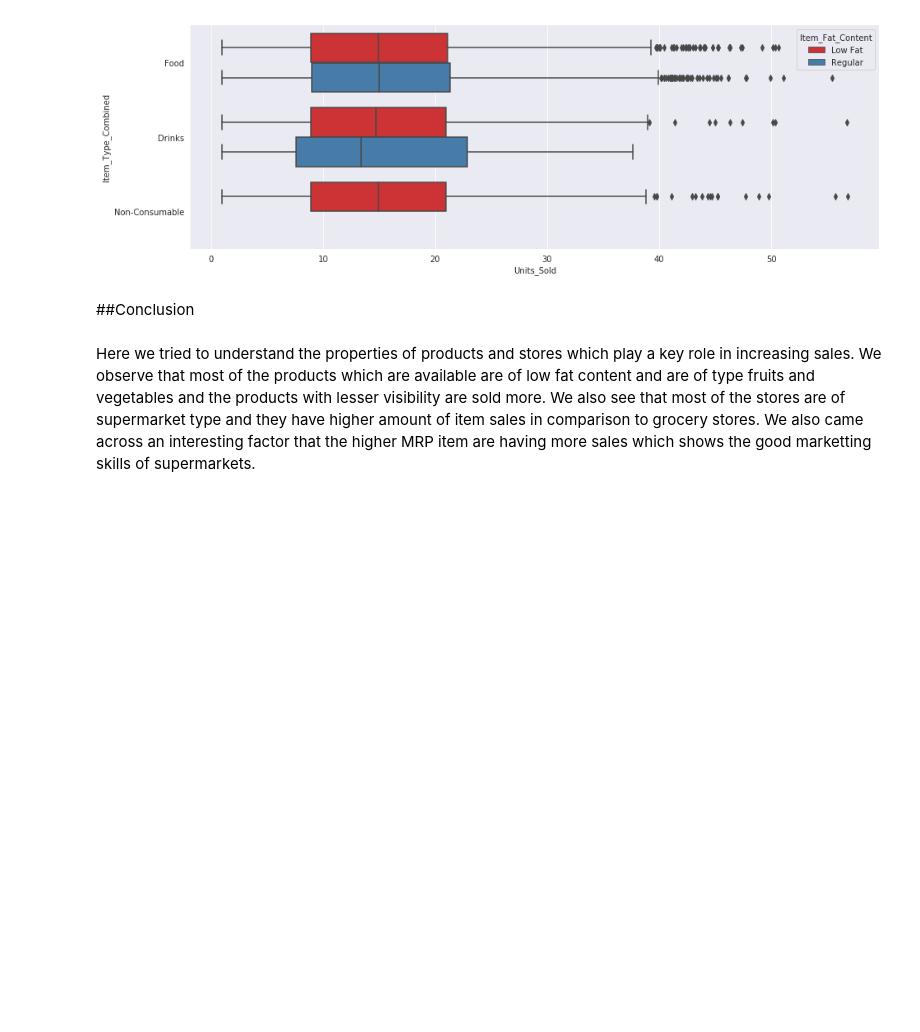
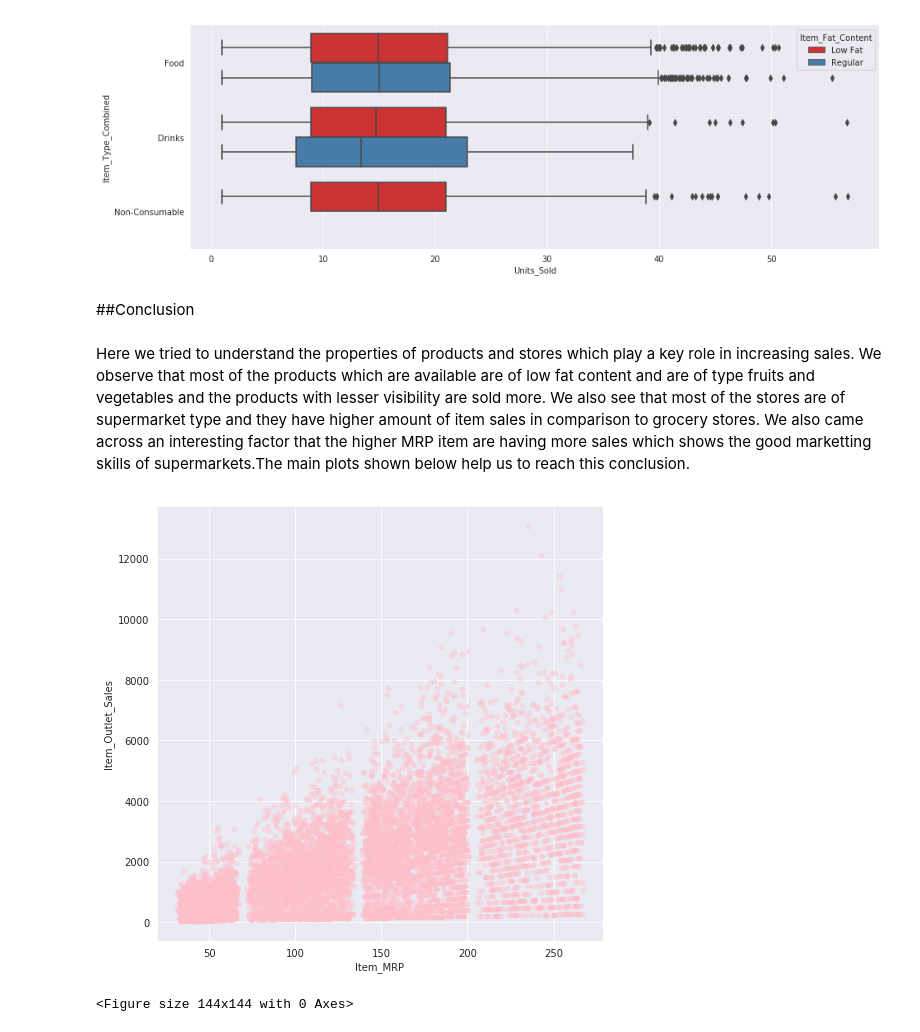
Before and after one commit to Kritika1204/EDA-Reports, a Jupyter notebook: Big_Mart_Sales.ipynb, the cells around one changed output. Cells and saved outputs as stored; diff of their text form; code cells hidden in the pictures; blank space fills up the shorter version.

```diff
--- a/Big_Mart_Sales.ipynb
+++ b/Big_Mart_Sales.ipynb
@@ -610,5 +610,12 @@ sns.despine()
 # %% [markdown]
 ##Conclusion
 # %% [markdown]
-
-Here we tried to understand the properties of products and stores which play a key role in increasing sales. We observe that most of the products which are available are of low fat content and are of type fruits and vegetables and the products with lesser visibility are sold more. We also see that most of the stores are of supermarket type and they have higher amount of item sales in comparison to grocery stores. We also came across an interesting factor that the higher MRP item are having more sales which shows the good marketting skills of supermarkets.
+Here we tried to understand the properties of products and stores which play a key role in increasing sales. We observe that most of the products which are available are of low fat content and are of type fruits and vegetables and the products with lesser visibility are sold more. We also see that most of the stores are of supermarket type and they have higher amount of item sales in comparison to grocery stores. We also came across an interesting factor that the higher MRP item are having more sales which shows the good marketting skills of supermarkets.The main plots shown  below help us to reach this conclusion.
+# %%
+df.plot.scatter(x='Item_MRP',y='Item_Outlet_Sales',alpha=0.4,figsize=(8,8), color='pink')
+plt.figure(figsize=(2,2))
+sns.set_style("whitegrid", {'axes.grid' : True})
+plt.show()
+# %% [output]
+[figure, added]
+<Figure size 144x144 with 0 Axes>
```
Also changed, not shown: parts of 2 cells of this notebook.
